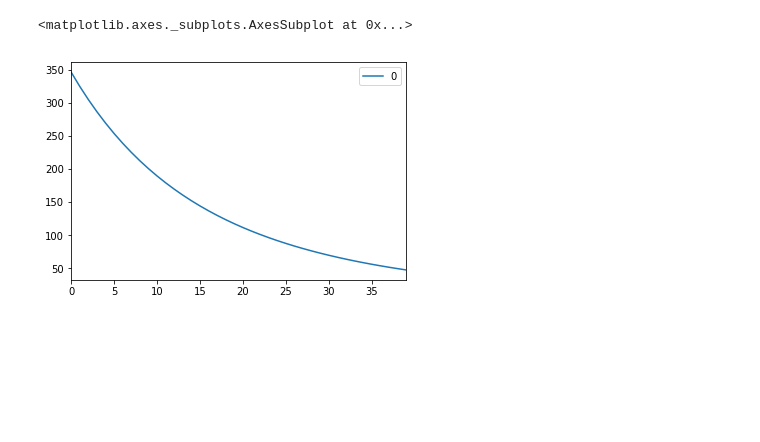
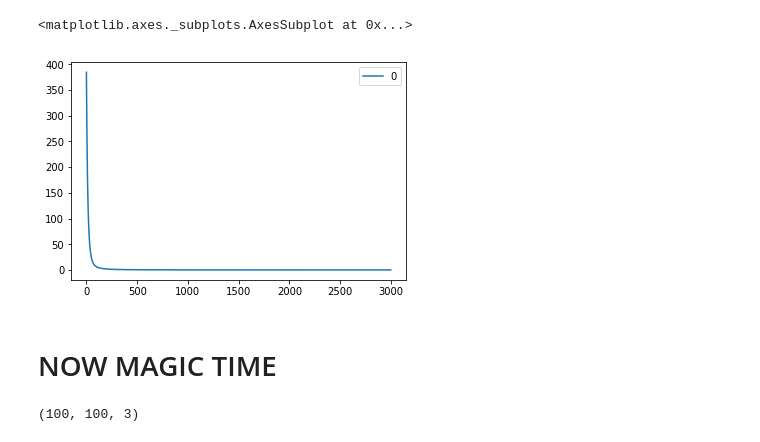
Before and after one commit to jungan21/Lesson1_simple_face, a Jupyter notebook: CNN/SGD_CNN_Numpy.ipynb, the cells around one changed output. Saved outputs shown, nothing was run; the diff lists cells and outputs as text; code cells hidden in the pictures; blank space fills up the shorter version.

```diff
--- a/CNN/SGD_CNN_Numpy.ipynb
+++ b/CNN/SGD_CNN_Numpy.ipynb
@@ -83,7 +101,9 @@ for i in range(3000):
     loss = np.sum(conved_x * conved_x)
     log.append(loss)
 # %%
-pd.DataFrame(log[:40]).plot()
+pd.DataFrame(log[:]).plot()
 # %% [output]
 <matplotlib.axes._subplots.AxesSubplot at 0x...>
-[figure, old version]
+[figure, new version]
+# %% [markdown]
+# NOW MAGIC TIME
@@ -89,0 +166,4 @@ pd.DataFrame(log[:40]).plot()
+# %%
+IM_train[0].shape
+# %% [output]
+(100, 100, 3)
```
Also changed, not shown: parts of 21 cells of this notebook.
